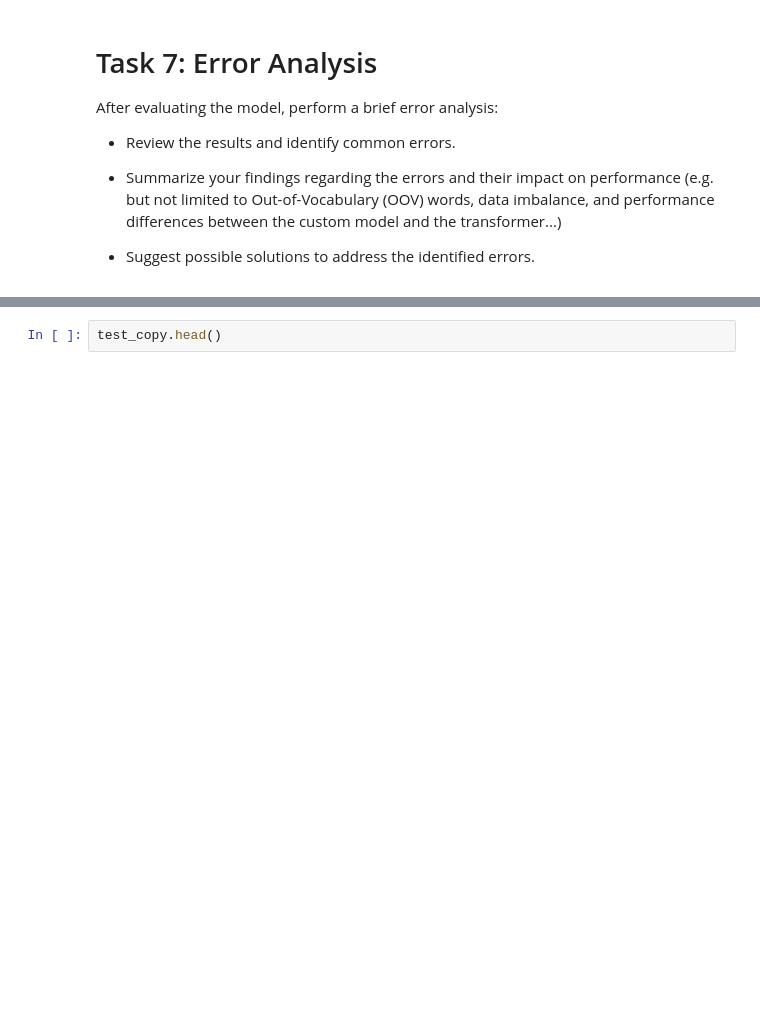
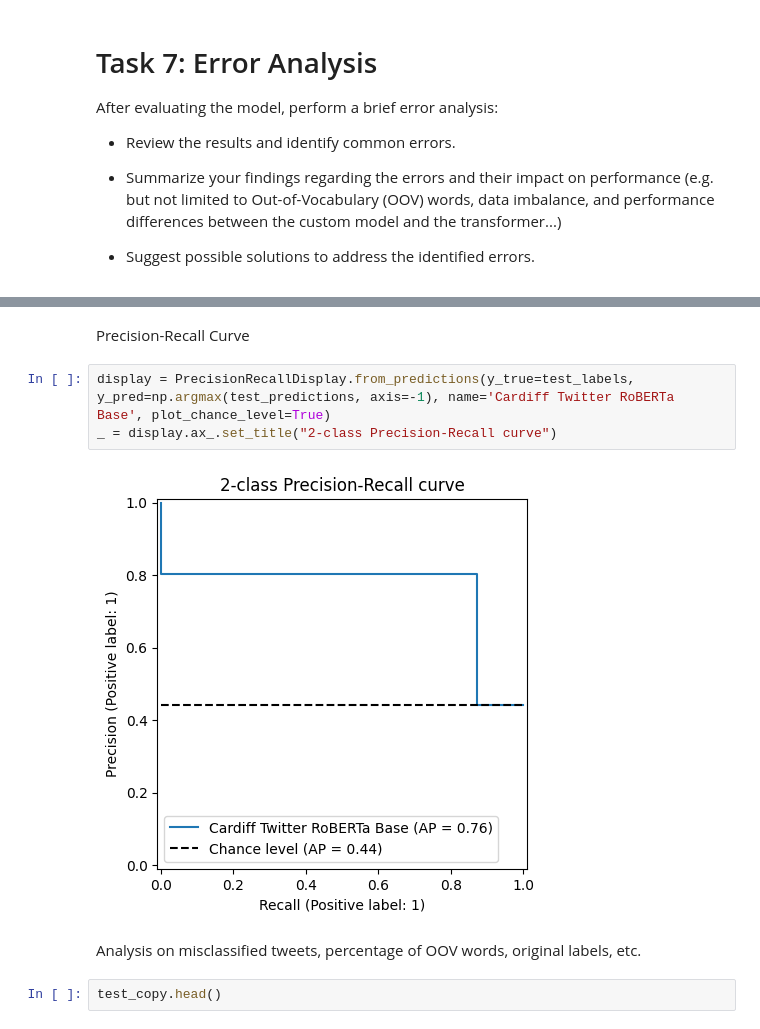
Before and after one commit to MatteoFasulo/Sexism-detection, a Jupyter notebook: assignment_1.ipynb, the cells around one changed output, grey strips where cells are left out. Saved outputs shown, nothing was run; the diff lists cells and outputs as text; blank space fills up the shorter version.

```diff
--- a/assignment_1.ipynb
+++ b/assignment_1.ipynb
@@ -1160,3 +1213,12 @@ After evaluating the model, perform a brief error analysis:
+# %% [markdown]
+Precision-Recall Curve
+# %%
+display = PrecisionRecallDisplay.from_predictions(y_true=test_labels, y_pred=np.argmax(test_predictions, axis=-1), name='Cardiff Twitter RoBERTa Base', plot_chance_level=True)
+_ = display.ax_.set_title("2-class Precision-Recall curve")
+# %% [output]
+[figure, added]
+# %% [markdown]
+Analysis on misclassified tweets, percentage of OOV words, original labels, etc.
 # %%
 test_copy.head()
 # %% [output]
```
Also changed, not shown: parts of 38 cells of this notebook, 1 other file.
